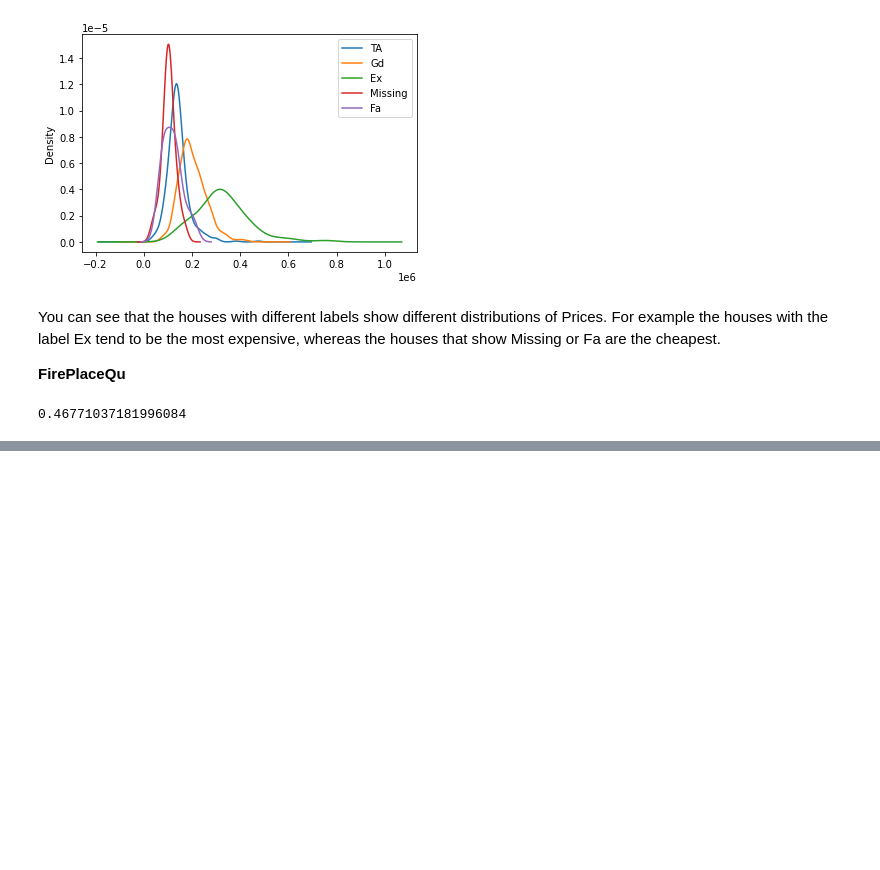
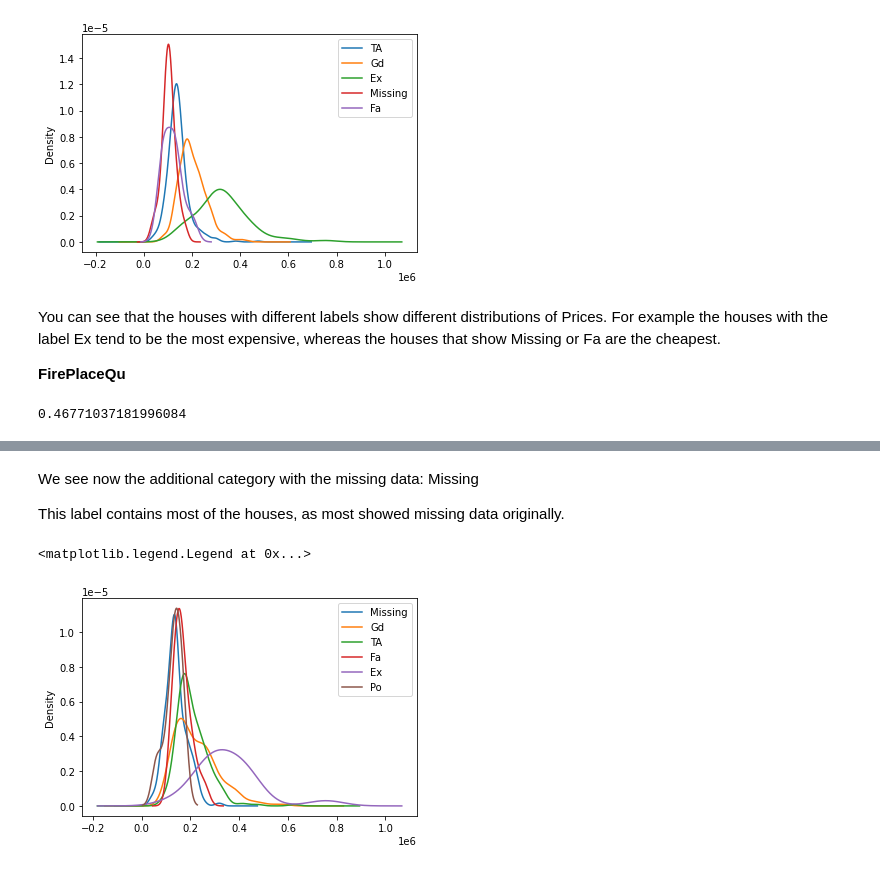
Before and after one commit to pvsnp9/Feature-Enginering, a Jupyter notebook: section_missing_data/06_missing_category_imputation.ipynb, the cells around one changed output, grey strips where cells are left out. Drawn from its saved outputs; the diff is of its cells as text; code cells hidden in the pictures; blank space fills up the shorter version.

```diff
--- a/section_missing_data/06_missing_category_imputation.ipynb
+++ b/section_missing_data/06_missing_category_imputation.ipynb
@@ -135,0 +165,27 @@ X_train['FireplaceQu'].isnull().mean()
+# %% [markdown]
+We see now the additional category with the missing data: Missing
+
+This label contains most of the houses, as most showed missing data originally.
+# %%
+# let's plot the distribution of the target for the houses
+# that show the different categories of the variable
+
+fig = plt.figure()
+ax = fig.add_subplot(111)
+
+# a plot per category
+X_train[X_train['FireplaceQu']=='Missing']['SalePrice'].plot(kind='kde', ax=ax)
+X_train[X_train['FireplaceQu']=='Gd']['SalePrice'].plot(kind='kde', ax=ax)
+X_train[X_train['FireplaceQu']=='TA']['SalePrice'].plot(kind='kde', ax=ax)
+X_train[X_train['FireplaceQu']=='Fa']['SalePrice'].plot(kind='kde', ax=ax)
+X_train[X_train['FireplaceQu']=='Ex']['SalePrice'].plot(kind='kde', ax=ax)
+X_train[X_train['FireplaceQu']=='Po']['SalePrice'].plot(kind='kde', ax=ax)
+
+
+# add the legend
+lines, labels = ax.get_legend_handles_labels()
+labels = ['Missing','Gd', 'TA', 'Fa', 'Ex', 'Po']
+ax.legend(lines, labels, loc='best')
+# %% [output]
+<matplotlib.legend.Legend at 0x...>
+[figure, added]
```
Also changed, not shown: parts of 6 cells of this notebook, 1 other file.
